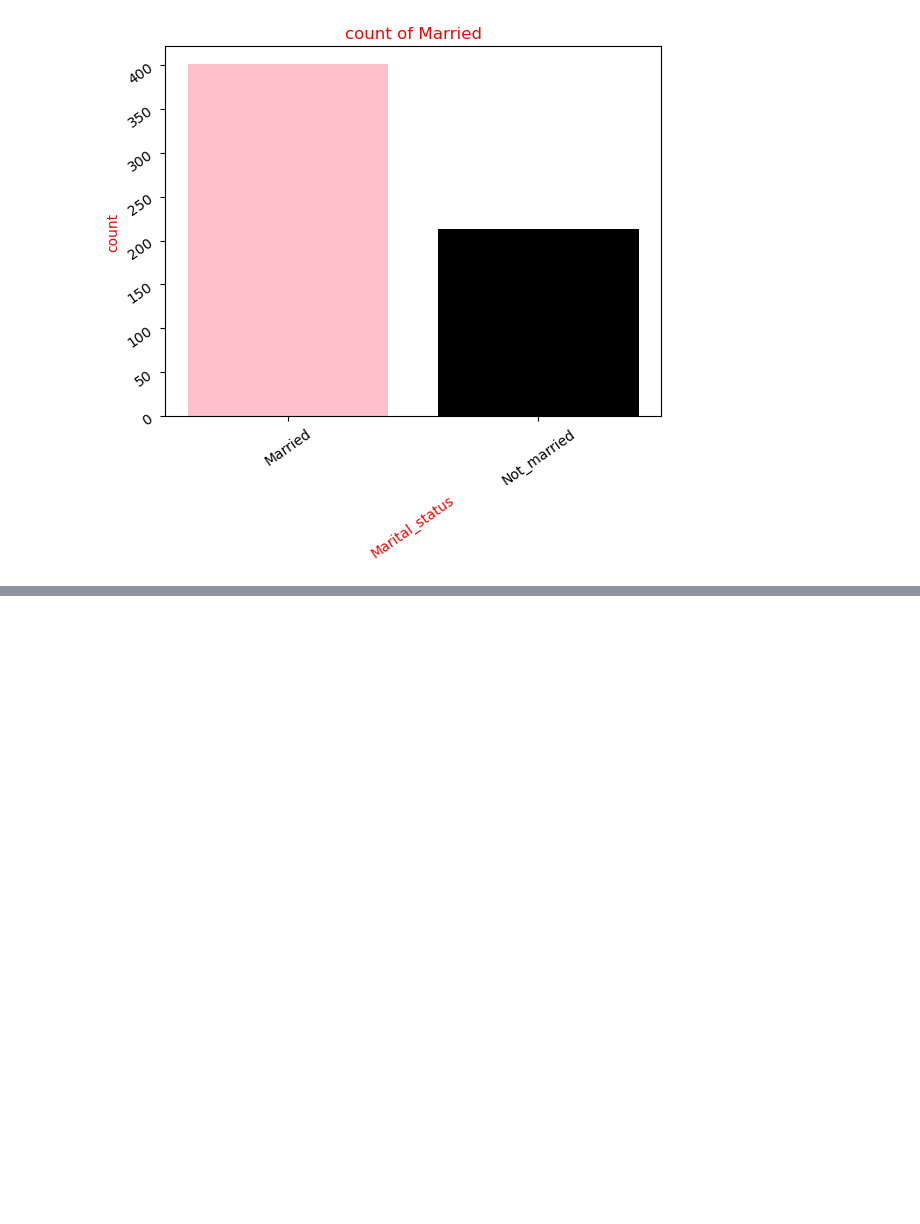
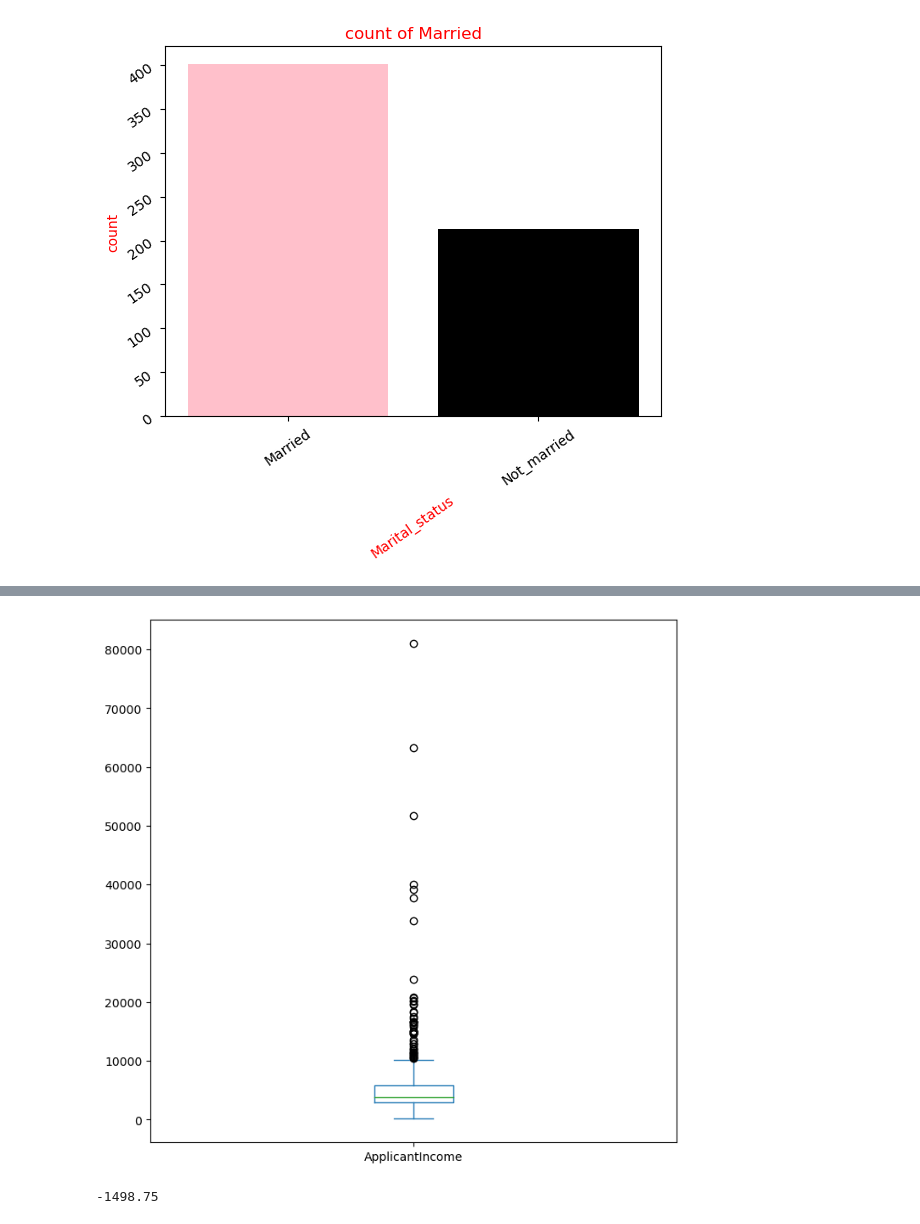
Before and after one commit to Annabeldataguru/LOAN-PREDICTION-USING-MACHINE-ALGORITHM, a Jupyter notebook: loan application dataset.ipynb, the cells around one changed output, grey strips where cells are left out. Saved outputs shown, nothing was run; the diff lists cells and outputs as text; code cells hidden in the pictures; blank space fills up the shorter version.

```diff
--- a/loan application dataset.ipynb
+++ b/loan application dataset.ipynb
@@ -313,0 +308,5 @@ plt.show()# to remove all the inscription that comes along the chart
+# %%
+df["ApplicantIncome"].plot(kind="box",figsize=(8,8))
+plt.show()
+# %% [output]
+[figure, added]
@@ -313,0 +323,4 @@ plt.show()# to remove all the inscription that comes along the chart
+# %%
+lower_band
+# %% [output]
+-1498.75
```
Also changed, not shown: parts of 28 cells of this notebook.
